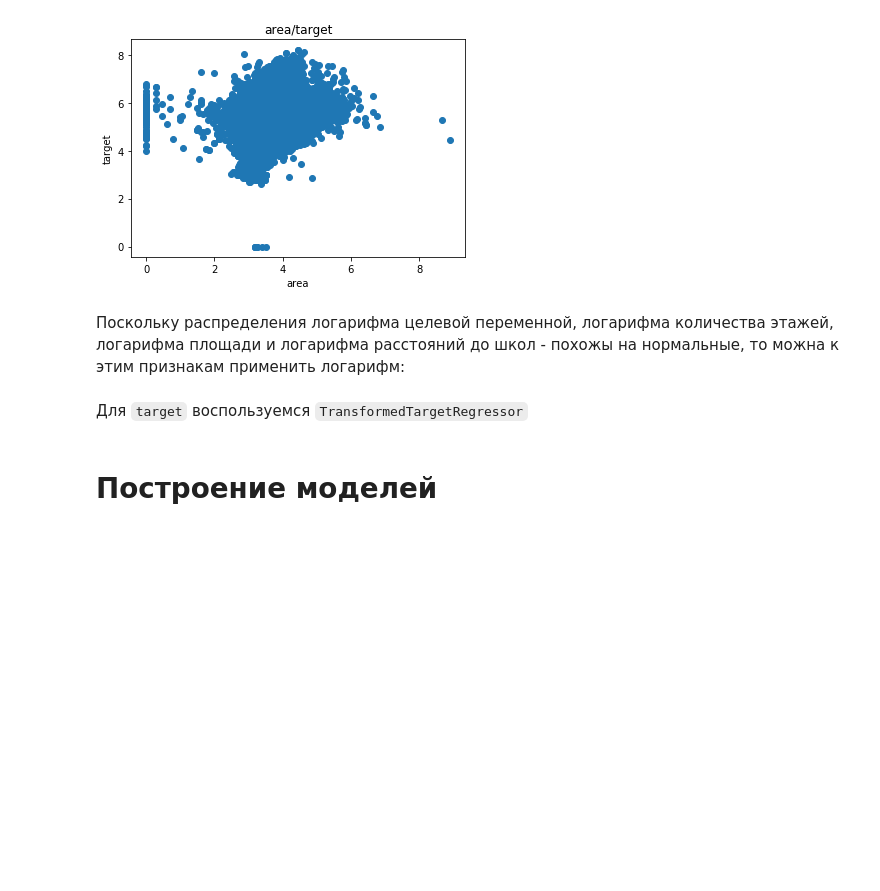
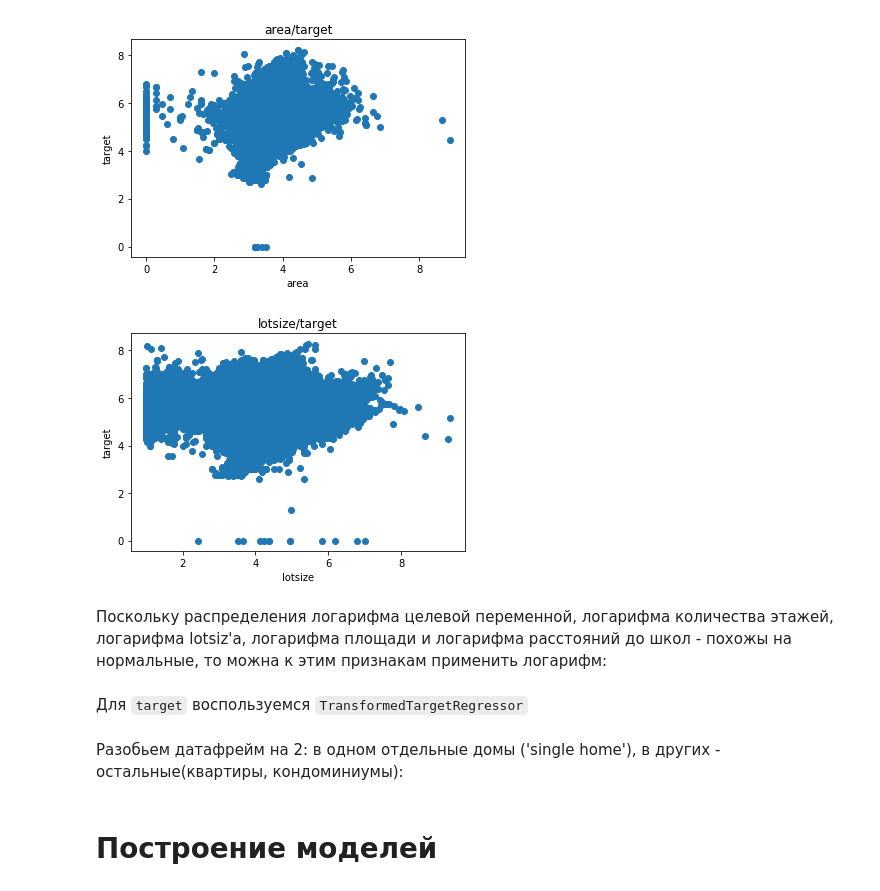
Before and after one commit to AndruKP/house-prices-prediction, a Jupyter notebook: house_prices_prediction.ipynb, the cells around one changed output. Cells and saved outputs as stored; diff of their text form; code cells hidden in the pictures; blank space fills up the shorter version.

````diff
--- a/house_prices_prediction.ipynb
+++ b/house_prices_prediction.ipynb
@@ -579,8 +666,20 @@ plt.ylabel('target')
 plt.show()
 # %% [output]
 [figure]
+# %%
+M = df.loc[(df['lotsize']>0) & (df['target']>0)] # фильтруем нулевые значения
+_ = plt.scatter(np.log10(M['lotsize']),
+                np.log10(M['target']))
+
+plt.title('lotsize/target')
+plt.xlabel('lotsize')
+plt.ylabel('target')
+
+plt.show()
+# %% [output]
+[figure, added]
 # %% [markdown]
-Поскольку распределения логарифма целевой переменной, логарифма количества этажей, логарифма площади и логарифма расстояний до школ - похожы на нормальные, то можна к этим признакам применить логарифм:
+Поскольку распределения логарифма целевой переменной, логарифма количества этажей, логарифма lotsiz'а, логарифма площади и логарифма расстояний до школ - похожы на нормальные, то можна к этим признакам применить логарифм:
 # %%
 df = df.loc[(df['sqft']>0) & (df['distance']>0)] # берём только значения больше 0 (log(0)=-inf)
 df['sqft'] = df['sqft'].apply(lambda x: np.log10(x))
@@ -589,2 +689,4 @@ df['stories'] = df['stories'].apply(lambda x: np.log10(x+1))
 # %% [markdown]
 Для ```target``` воспользуемся ```TransformedTargetRegressor```
+# %% [markdown]
+Разобьем датафрейм на 2: в одном отдельные домы ('single home'), в других - остальные(квартиры, кондоминиумы):
````
Also changed, not shown: parts of 71 cells of this notebook.
